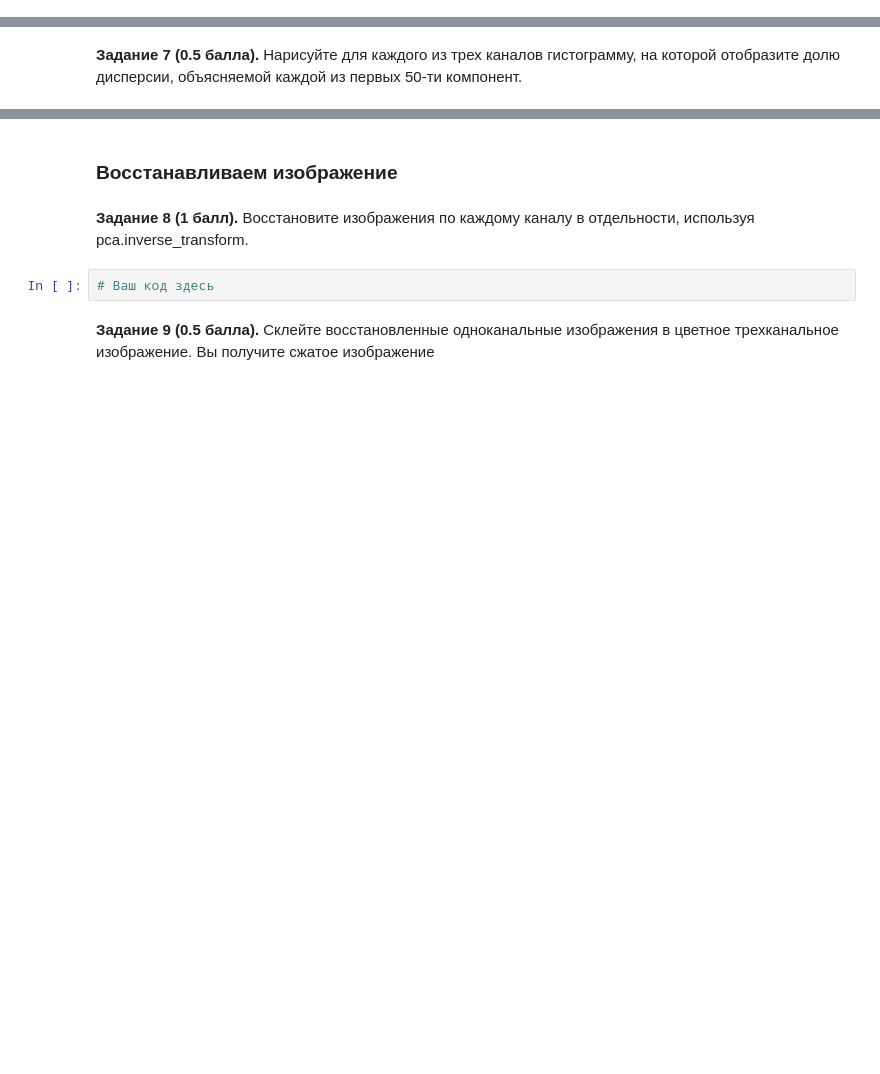
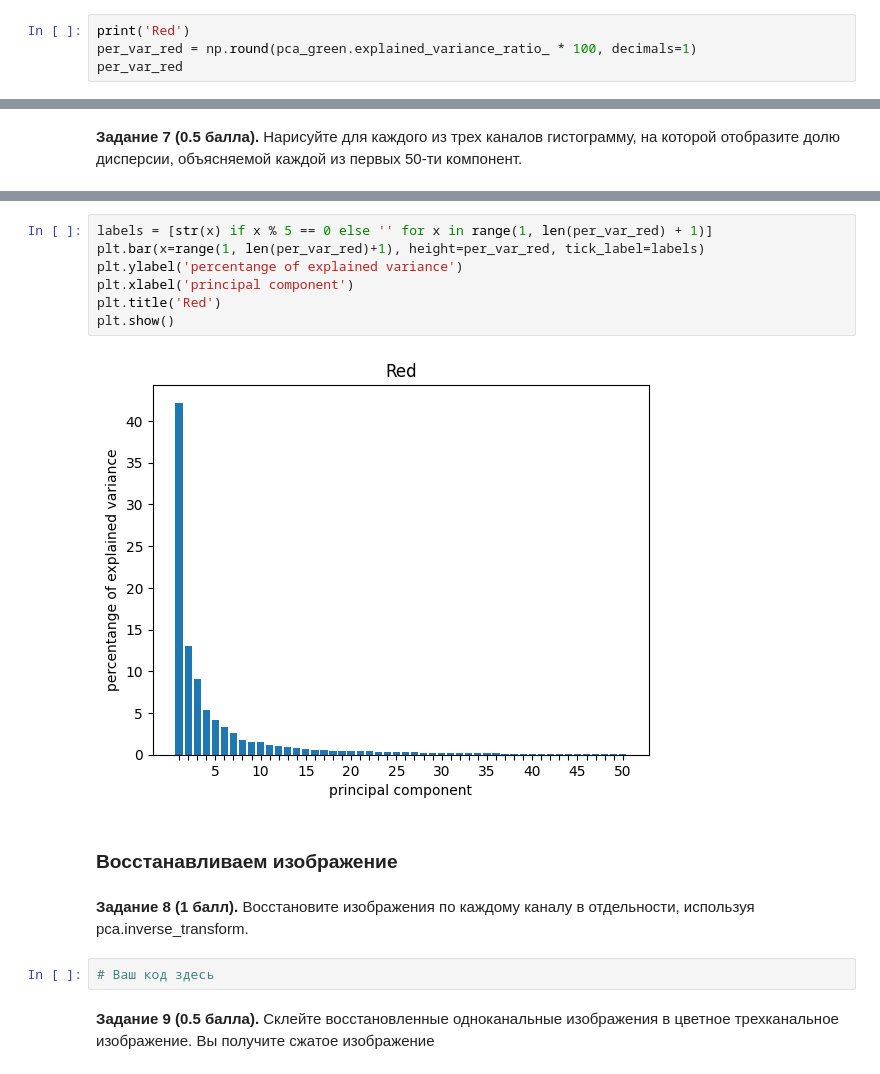
Before and after one commit to olegoid/MLDS_math_2022, a Jupyter notebook: Домашки/practice_03/mlhs_math_practice_03.ipynb, the cells around one changed output, grey strips where cells are left out. Drawn from its saved outputs; the diff is of its cells as text; blank space fills up the shorter version.

```diff
--- a/Домашки/practice_03/mlhs_math_practice_03.ipynb
+++ b/Домашки/practice_03/mlhs_math_practice_03.ipynb
@@ -128,0 +158,4 @@ blue_temp_df
+# %%
+print('Red')
+per_var_red = np.round(pca_green.explained_variance_ratio_ * 100, decimals=1)
+per_var_red
@@ -133,3 +189,12 @@ blue_temp_df
+# %%
+labels = [str(x) if x % 5 == 0 else '' for x in range(1, len(per_var_red) + 1)]
+plt.bar(x=range(1, len(per_var_red)+1), height=per_var_red, tick_label=labels)
+plt.ylabel('percentange of explained variance')
+plt.xlabel('principal component')
+plt.title('Red')
+plt.show()
+# %% [output]
+[figure, added]
 # %% [markdown]
 ### Восстанавливаем изображение
 # %% [markdown]
```
Also changed, not shown: parts of 13 cells of this notebook.
